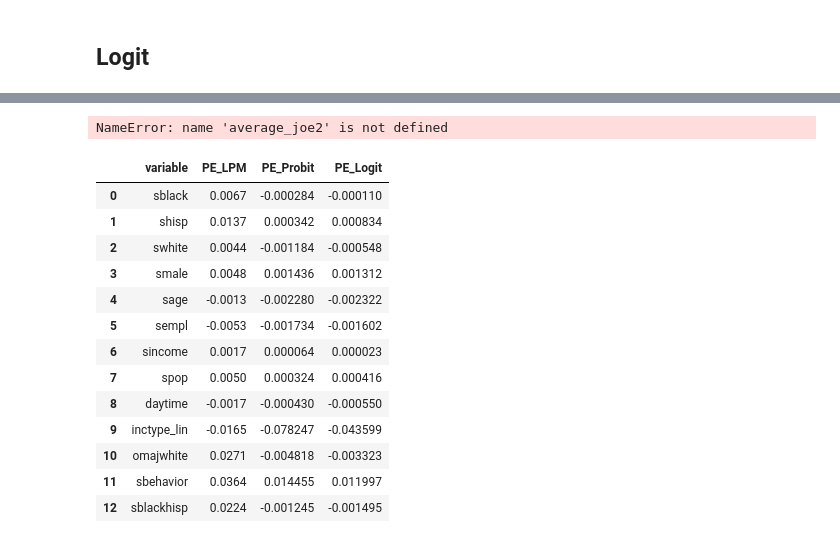
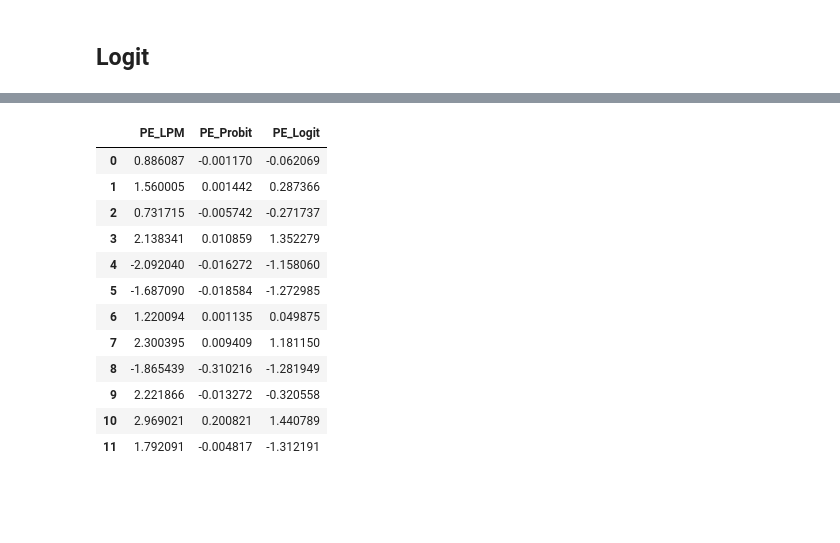
Before and after one commit to astronautfish/advmicro-assignment-3, a Jupyter notebook: assignment3.ipynb, the cells around one changed output, grey strips where cells are left out. Cells and saved outputs as stored; diff of their text form; code cells hidden in the pictures; blank space fills up the shorter version.

Commit message:
Implemented delta method for partial effects of the average

```diff
--- a/Assignment 3/assignment3.ipynb
+++ b/assignment3.ipynb
@@ -239,3 +238,7 @@ average_joe = x.mean(axis=0)
 b_lpm = ols_tab.b_hat.values
 b_probit = probit_tab.theta.values
 b_logit = logit_tab.theta.values
+
+cov_lpm = ols_results.get('cov')
+cov_probit = probit_results.get('cov')
+cov_logit = logit_results.get('cov')
@@ -242,54 +259,68 @@ b_logit = logit_tab.theta.values
 # %%
 df_pe_av = pd.DataFrame(columns=['variable', 'PE_LPM', 'PE_Probit', 'PE_Logit'])
+df_pe_av_se = pd.DataFrame(columns=['variable', 'PE_LPM', 'PE_Probit', 'PE_Logit'])
 
 for var in x_labels:
 
+    if var == 'daytime': continue
+
     idx = x_labels.index(var)
 
-    # LPM
     x1 = average_joe.copy()
     x0 = average_joe.copy()
 
-    x1[idx] = 1
-    x0[idx] = 0
+    # categorical variables
+    if var not in x_labels_dummy:
 
-    pred1 = lm.predict(b_lpm, x1)
-    pred0 = lm.predict(b_lpm, x0)
+        # special case for age as it is scaled
+        if var == 'sage':
+            x0[idx] = np.floor(average_joe[idx]*10)/10 # mitigate earlier scaling
+            x1[idx] = x0[idx] + 0.1
 
-    pe_lpm = pred1 - pred0
+        else:
+            x0[idx] = np.floor(average_joe[idx])
+            x1[idx] = x0[idx] + 1
+
+    # dummy variables
+    else:
+        x1[idx] = 1
+        x0[idx] = 0
 
     # Probit
     pred1 = probit.predict(b_probit, x1)
     pred0 = probit.predict(b_probit, x0)
     pe_probit = pred1 - pred0
 
+    # Probit: se
+    g_probit = norm.pdf(x1 * b_probit)*x1 - norm.pdf(x0 * b_probit)*x0
+    avar_probit = g_probit @ cov_probit @ g_probit.T
+
     # Logit
     pred1 = logit.predict(b_logit, x1)
     pred0 = logit.predict(b_logit, x0)
     pe_logit = pred1 - pred0
 
-    df_pe_av = pd.concat([df_pe_av, pd.DataFrame({'variable': [var], 'PE_LPM': [pe_lpm], 'PE_Probit': [pe_probit], 'PE_Logit': [pe_logit]})], ignore_index=True)
+    # Logit: se
+    g = pred1*(1-pred1)*x1 - pred0*(1 - pred0)*x0
+    avar_logit = g @ cov_logit @ g.T
+
+    # Save
+    df_pe_av = pd.concat([df_pe_av, pd.DataFrame({'variable': [var], 'PE_LPM': [ols_tab['b_hat'][var]], 'PE_Probit': [pe_probit], 'PE_Logit': [pe_logit]})], ignore_index=True)
+    df_pe_av_se = pd.concat([df_pe_av_se, pd.DataFrame({'variable': [var], 'PE_LPM': [np.sqrt(cov_lpm[idx, idx])], 'PE_Probit': [np.sqrt(avar_probit)], 'PE_Logit': [np.sqrt(avar_logit)]})], ignore_index=True)
-# %%
-from scipy.stats import norm
-
-norm.cdf(average_joe2 @ b_probit) - norm.cdf(average_joe @ b_probit)
-logit.G(average_joe2 @ b_probit) - logit.G(average_joe @ b_probit)
-# %% [output]
-NameError: name 'average_joe2' is not defined
-# %%
-df_pe_av
-# %% [output]
-|  | variable | PE_LPM | PE_Probit | PE_Logit |
-| 0 | sblack | 0.0067 | -0.000284 | -0.000110 |
-| 1 | shisp | 0.0137 | 0.000342 | 0.000834 |
-| 2 | swhite | 0.0044 | -0.001184 | -0.000548 |
-| 3 | smale | 0.0048 | 0.001436 | 0.001312 |
-| 4 | sage | -0.0013 | -0.002280 | -0.002322 |
-| 5 | sempl | -0.0053 | -0.001734 | -0.001602 |
-| 6 | sincome | 0.0017 | 0.000064 | 0.000023 |
-| 7 | spop | 0.0050 | 0.000324 | 0.000416 |
-| 8 | daytime | -0.0017 | -0.000430 | -0.000550 |
-| 9 | inctype_lin | -0.0165 | -0.078247 | -0.043599 |
-| 10 | omajwhite | 0.0271 | -0.004818 | -0.003323 |
-| 11 | sbehavior | 0.0364 | 0.014455 | 0.011997 |
-| 12 | sblackhisp | 0.0224 | -0.001245 | -0.001495 |
+# %%
+new_df = df_pe_av.select_dtypes(include='number') / df_pe_av_se.select_dtypes(include='number')
+new_df
+# %% [output]
+|  | PE_LPM | PE_Probit | PE_Logit |
+| 0 | 0.886087 | -0.001170 | -0.062069 |
+| 1 | 1.560005 | 0.001442 | 0.287366 |
+| 2 | 0.731715 | -0.005742 | -0.271737 |
+| 3 | 2.138341 | 0.010859 | 1.352279 |
+| 4 | -2.092040 | -0.016272 | -1.158060 |
+| 5 | -1.687090 | -0.018584 | -1.272985 |
+| 6 | 1.220094 | 0.001135 | 0.049875 |
+| 7 | 2.300395 | 0.009409 | 1.181150 |
+| 8 | -1.865439 | -0.310216 | -1.281949 |
+| 9 | 2.221866 | -0.013272 | -0.320558 |
+| 10 | 2.969021 | 0.200821 | 1.440789 |
+| 11 | 1.792091 | -0.004817 | -1.312191 |
```
Also changed, not shown: parts of 14 cells of this notebook, 13 other files.
